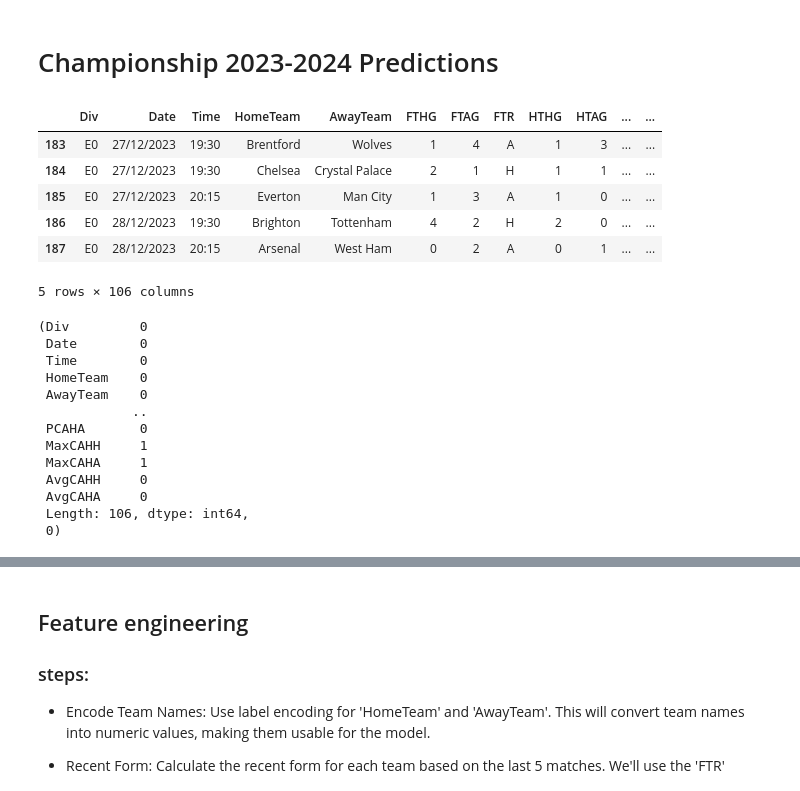
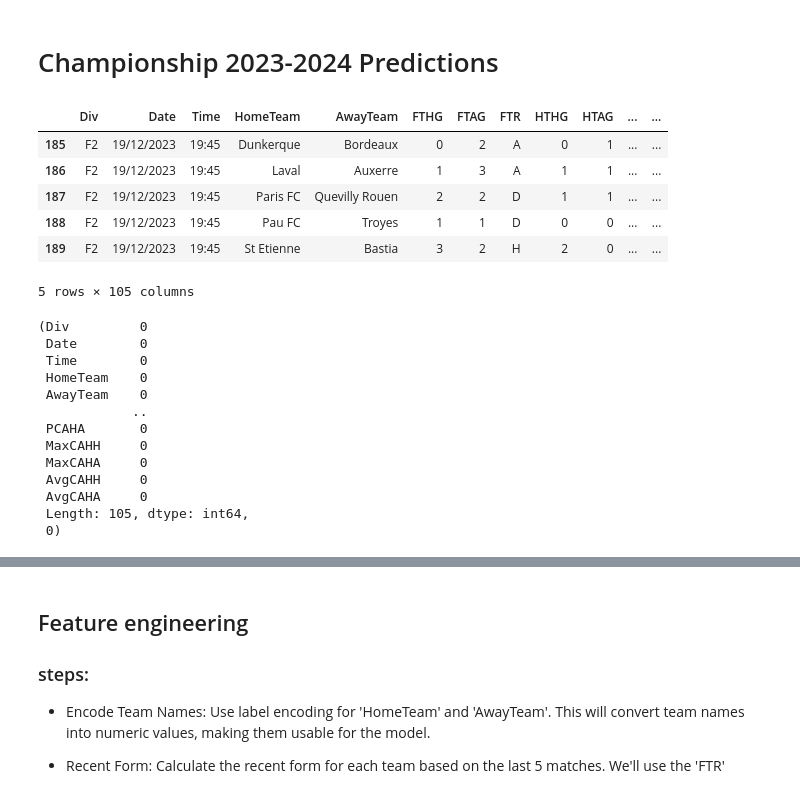
Before and after one commit to dagbolade/PL_prediction, a Jupyter notebook: serie_a.ipynb, the cells around one changed output, grey strips where cells are left out. Drawn from its saved outputs; the diff is of its cells as text; code cells hidden in the pictures.

```diff
--- a/serie_a.ipynb
+++ b/serie_a.ipynb
@@ -3,18 +3,18 @@
 # %%
 # import data
 import pandas as pd
 import numpy as np
 
-df = pd.read_csv('epl/E0 2.csv')
+df = pd.read_csv('F2.csv')
 df.tail()
 # %% [output]
 |  | Div | Date | Time | HomeTeam | AwayTeam | FTHG | FTAG | FTR | HTHG | HTAG | ... | ... |
-| 183 | E0 | 27/12/2023 | 19:30 | Brentford | Wolves | 1 | 4 | A | 1 | 3 | ... | ... |
-| 184 | E0 | 27/12/2023 | 19:30 | Chelsea | Crystal Palace | 2 | 1 | H | 1 | 1 | ... | ... |
-| 185 | E0 | 27/12/2023 | 20:15 | Everton | Man City | 1 | 3 | A | 1 | 0 | ... | ... |
-| 186 | E0 | 28/12/2023 | 19:30 | Brighton | Tottenham | 4 | 2 | H | 2 | 0 | ... | ... |
-| 187 | E0 | 28/12/2023 | 20:15 | Arsenal | West Ham | 0 | 2 | A | 0 | 1 | ... | ... |
+| 185 | F2 | 19/12/2023 | 19:45 | Dunkerque | Bordeaux | 0 | 2 | A | 0 | 1 | ... | ... |
+| 186 | F2 | 19/12/2023 | 19:45 | Laval | Auxerre | 1 | 3 | A | 1 | 1 | ... | ... |
+| 187 | F2 | 19/12/2023 | 19:45 | Paris FC | Quevilly Rouen | 2 | 2 | D | 1 | 1 | ... | ... |
+| 188 | F2 | 19/12/2023 | 19:45 | Pau FC | Troyes | 1 | 1 | D | 0 | 0 | ... | ... |
+| 189 | F2 | 19/12/2023 | 19:45 | St Etienne | Bastia | 3 | 2 | H | 2 | 0 | ... | ... |
-5 rows × 106 columns
+5 rows × 105 columns
 # %%
 ## Data Cleaning
 # %%
@@ -35,9 +35,9 @@ missing_values, duplicate_rows
  AwayTeam    0
             ..
  PCAHA       0
- MaxCAHH     1
- MaxCAHA     1
+ MaxCAHH     0
+ MaxCAHA     0
  AvgCAHH     0
  AvgCAHA     0
- Length: 106, dtype: int64,
+ Length: 105, dtype: int64,
  0)
```
Also changed, not shown: parts of 75 cells of this notebook.
